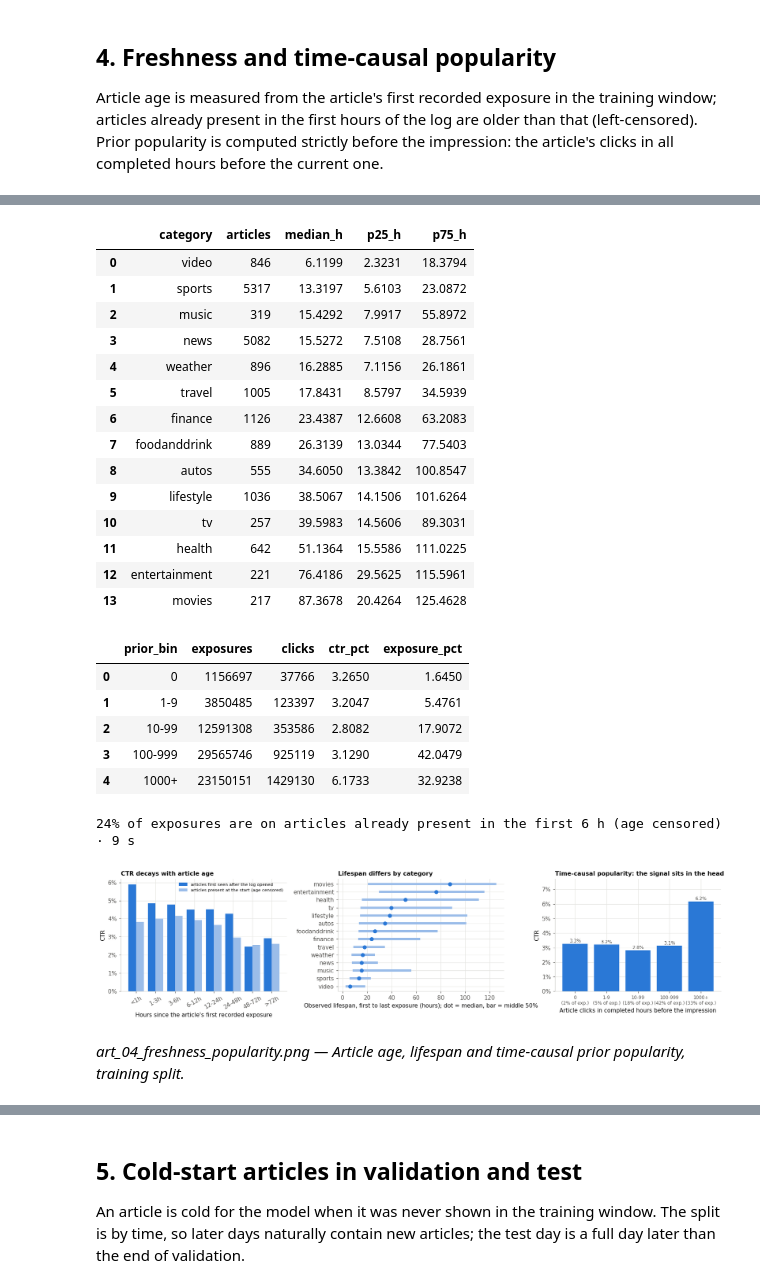
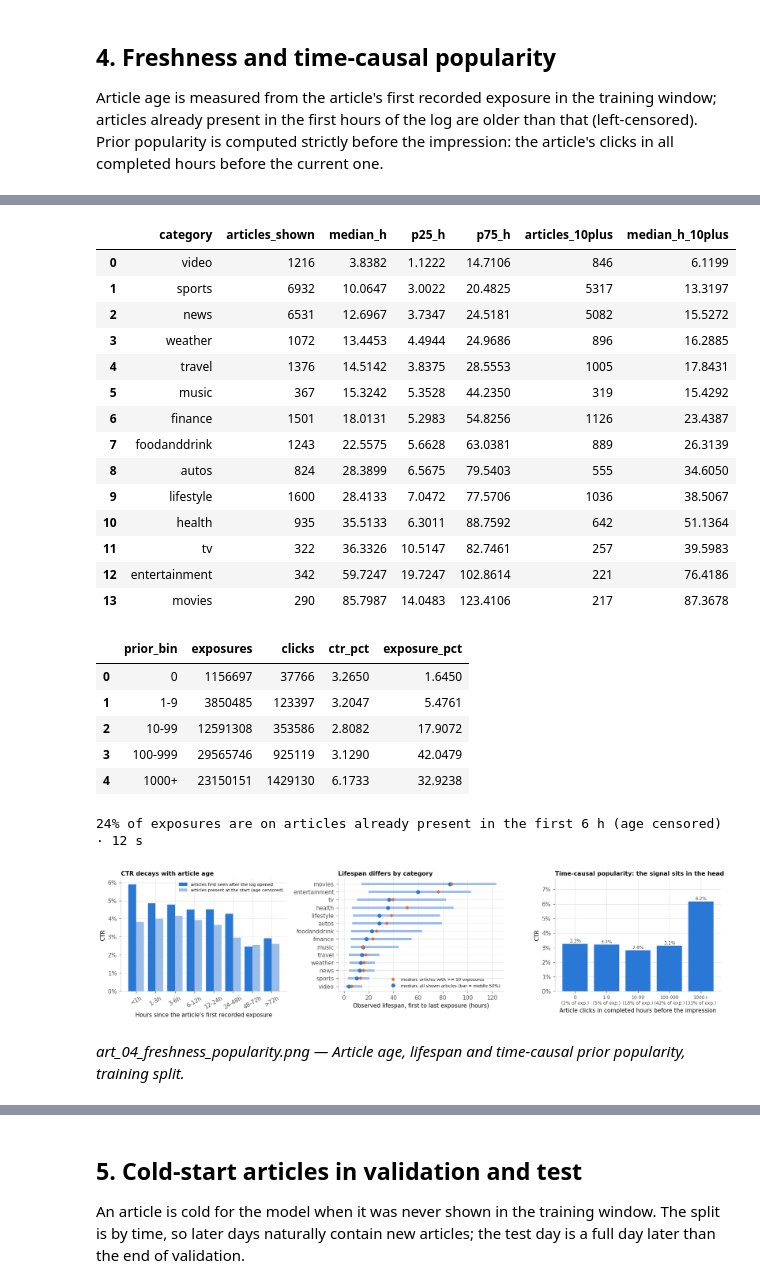
Before and after one commit to hippo2311/BT4222-Group-6-, a Jupyter notebook: 2_EDA/article_temporal_analysis.ipynb, the cells around one changed output, grey strips where cells are left out. Cells and saved outputs as stored; diff of their text form; code cells hidden in the pictures.

Commit message:
Align article lifespan definition with the interim report; note half-life source

```diff
--- a/2_EDA/article_temporal_analysis.ipynb
+++ b/2_EDA/article_temporal_analysis.ipynb
@@ -383,9 +383,17 @@ fresh = age_tbl[~age_tbl.censored]
 H["censored_exposure_pct"] = float(age_tbl[age_tbl.censored].exposure_pct.sum())
 H["ctr_by_age_uncensored"] = dict(zip(fresh.age_bin.astype(str), fresh.ctr_pct.round(2)))
 # lifespan by category (first to last exposure), shown articles only
-life = (tr.filter(pl.col("exposures_train") >= 10).with_columns(life_h=(pl.col("last_exposure_train") - pl.col("first_exposure_train")).dt.total_seconds() / 3600)
-        .group_by("category").agg(articles=pl.len(), median_h=pl.col("life_h").median(), p25_h=pl.col("life_h").quantile(0.25), p75_h=pl.col("life_h").quantile(0.75)).filter(pl.col("articles") >= 100).sort("median_h"))
-display(save_table("art_04_lifespan_by_category", life)); H["lifespan_median_h"] = dict(zip(life["category"].to_list(), [round(v, 1) for v in life["median_h"].to_list()]))
+# lifespan = first to last recorded exposure. Two cohorts: every shown article (the definition used in the interim report,
+# section 3.7.5) and articles with at least 10 exposures (single-exposure articles have a zero span by construction)
+life_h = (pl.col("last_exposure_train") - pl.col("first_exposure_train")).dt.total_seconds() / 3600
+life_all = (tr.filter(pl.col("exposures_train") > 0).with_columns(life_h=life_h).group_by("category")
+            .agg(articles_shown=pl.len(), median_h=pl.col("life_h").median(), p25_h=pl.col("life_h").quantile(0.25), p75_h=pl.col("life_h").quantile(0.75)))
+life_10 = (tr.filter(pl.col("exposures_train") >= 10).with_columns(life_h=life_h).group_by("category")
+           .agg(articles_10plus=pl.len(), median_h_10plus=pl.col("life_h").median()))
+life = life_all.join(life_10, on="category", how="left").filter(pl.col("articles_shown") >= 100).sort("median_h")
+display(save_table("art_04_lifespan_by_category", life))
+H["lifespan_median_h_all_shown"] = dict(zip(life["category"].to_list(), [round(v, 1) for v in life["median_h"].to_list()]))
+H["lifespan_median_h_10plus"] = dict(zip(life["category"].to_list(), [round(v, 1) for v in life["median_h_10plus"].to_list()]))
 # time-causal popularity: clicks in completed hours before the impression
 hour_idx = ((pl.col("timestamp") - pl.lit(T_START)).dt.total_seconds() // 3600).cast(pl.Int32)
 hourly = (cand.lazy().select("news_code", hour_idx.alias("h"), "clicked").group_by("news_code", "h").agg(c=pl.col("clicked").cast(pl.Int64).sum()).sort("news_code", "h")
@@ -406,7 +414,9 @@ axes[0].set_xticks(x); axes[0].set_xticklabels(AGE_ORDER, rotation=30); axes[0].
 axes[0].legend(fontsize=7.5); axes[0].set_title("CTR decays with article age")
 lp = life.to_pandas()
 axes[1].hlines(range(len(lp)), lp.p25_h, lp.p75_h, color="#9bbde9", lw=4); axes[1].plot(lp.median_h, range(len(lp)), "o", color=BLUE)
-axes[1].set_yticks(range(len(lp))); axes[1].set_yticklabels(lp.category); axes[1].set_xlabel("Observed lifespan, first to last exposure (hours); dot = median, bar = middle 50%"); axes[1].set_title("Lifespan differs by category")
+axes[1].plot(lp.median_h_10plus, range(len(lp)), "D", ms=4, color=ORANGE, label="median, articles with >= 10 exposures")
+axes[1].plot([], [], "o", color=BLUE, label="median, all shown articles (bar = middle 50%)")
+axes[1].set_yticks(range(len(lp))); axes[1].set_yticklabels(lp.category); axes[1].set_xlabel("Observed lifespan, first to last exposure (hours)"); axes[1].legend(loc="lower right", fontsize=7.5); axes[1].set_title("Lifespan differs by category")
 xl = [f"{b}\n({s:.0f}% of exp.)" for b, s in zip(prior.prior_bin.astype(str), prior.exposure_pct)]
 axes[2].bar(range(len(prior)), prior.ctr_pct, color=BLUE)
 for i, v in enumerate(prior.ctr_pct): axes[2].text(i, v + 0.1, f"{v:.1f}%", ha="center", fontsize=8, color=MUTED)
@@ -435,26 +445,26 @@ fig.tight_layout(); save_fig(fig, "art_04_freshness_popularity", "Article age, l
-|  | category | articles | median_h | p25_h | p75_h |
-| 0 | video | 846 | 6.1199 | 2.3231 | 18.3794 |
-| 1 | sports | 5317 | 13.3197 | 5.6103 | 23.0872 |
-| 2 | music | 319 | 15.4292 | 7.9917 | 55.8972 |
-| 3 | news | 5082 | 15.5272 | 7.5108 | 28.7561 |
-| 4 | weather | 896 | 16.2885 | 7.1156 | 26.1861 |
-| 5 | travel | 1005 | 17.8431 | 8.5797 | 34.5939 |
-| 6 | finance | 1126 | 23.4387 | 12.6608 | 63.2083 |
-| 7 | foodanddrink | 889 | 26.3139 | 13.0344 | 77.5403 |
-| 8 | autos | 555 | 34.6050 | 13.3842 | 100.8547 |
-| 9 | lifestyle | 1036 | 38.5067 | 14.1506 | 101.6264 |
-| 10 | tv | 257 | 39.5983 | 14.5606 | 89.3031 |
-| 11 | health | 642 | 51.1364 | 15.5586 | 111.0225 |
-| 12 | entertainment | 221 | 76.4186 | 29.5625 | 115.5961 |
-| 13 | movies | 217 | 87.3678 | 20.4264 | 125.4628 |
+|  | category | articles_shown | median_h | p25_h | p75_h | articles_10plus | median_h_10plus |
+| 0 | video | 1216 | 3.8382 | 1.1222 | 14.7106 | 846 | 6.1199 |
+| 1 | sports | 6932 | 10.0647 | 3.0022 | 20.4825 | 5317 | 13.3197 |
+| 2 | news | 6531 | 12.6967 | 3.7347 | 24.5181 | 5082 | 15.5272 |
+| 3 | weather | 1072 | 13.4453 | 4.4944 | 24.9686 | 896 | 16.2885 |
+| 4 | travel | 1376 | 14.5142 | 3.8375 | 28.5553 | 1005 | 17.8431 |
+| 5 | music | 367 | 15.3242 | 5.3528 | 44.2350 | 319 | 15.4292 |
+| 6 | finance | 1501 | 18.0131 | 5.2983 | 54.8256 | 1126 | 23.4387 |
+| 7 | foodanddrink | 1243 | 22.5575 | 5.6628 | 63.0381 | 889 | 26.3139 |
+| 8 | autos | 824 | 28.3899 | 6.5675 | 79.5403 | 555 | 34.6050 |
+| 9 | lifestyle | 1600 | 28.4133 | 7.0472 | 77.5706 | 1036 | 38.5067 |
+| 10 | health | 935 | 35.5133 | 6.3011 | 88.7592 | 642 | 51.1364 |
+| 11 | tv | 322 | 36.3326 | 10.5147 | 82.7461 | 257 | 39.5983 |
+| 12 | entertainment | 342 | 59.7247 | 19.7247 | 102.8614 | 221 | 76.4186 |
+| 13 | movies | 290 | 85.7987 | 14.0483 | 123.4106 | 217 | 87.3678 |
 |  | prior_bin | exposures | clicks | ctr_pct | exposure_pct |
 | 0 | 0 | 1156697 | 37766 | 3.2650 | 1.6450 |
 | 1 | 1-9 | 3850485 | 123397 | 3.2047 | 5.4761 |
 | 2 | 10-99 | 12591308 | 353586 | 2.8082 | 17.9072 |
 | 3 | 100-999 | 29565746 | 925119 | 3.1290 | 42.0479 |
 | 4 | 1000+ | 23150151 | 1429130 | 6.1733 | 32.9238 |
-24% of exposures are on articles already present in the first 6 h (age censored) · 9 s
+24% of exposures are on articles already present in the first 6 h (age censored) · 12 s
-[figure, old version]
+[figure, new version]
 *art_04_freshness_popularity.png — Article age, lifespan and time-causal prior popularity, training split.*
 # %% [markdown]
 **Reading.** For articles first seen after the log opened, CTR falls from 5.9 % in the first hour to about 2.5 % after two days; articles
```
Also changed, not shown: parts of 5 cells of this notebook, 8 other files.
